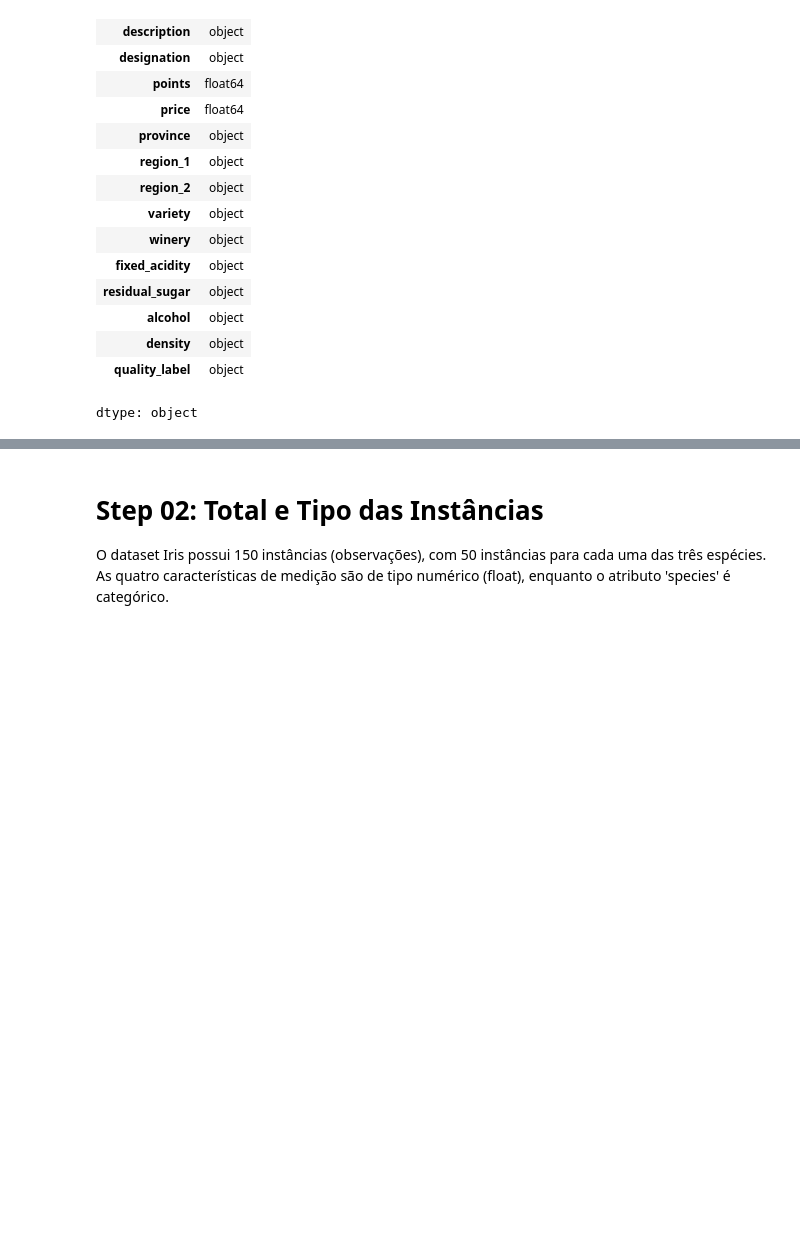
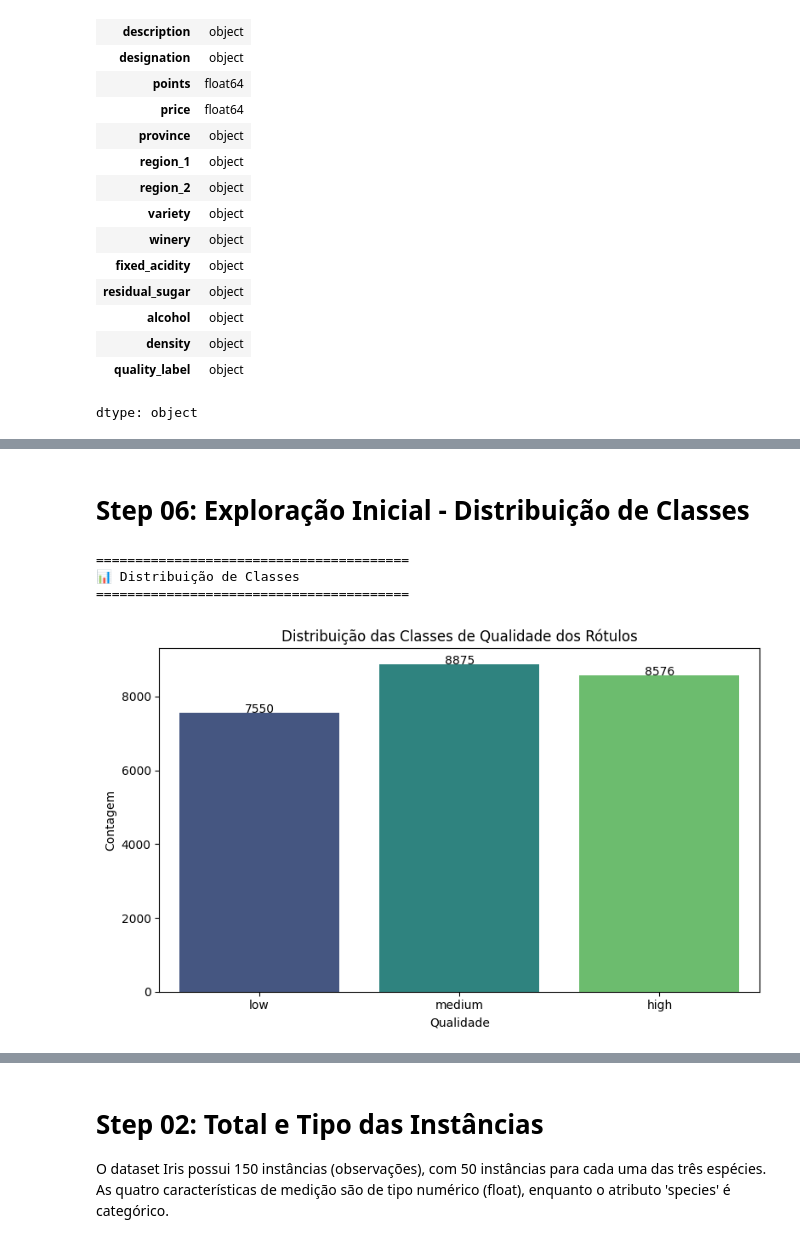
Before and after one commit to RodrigoMarenda/Analise_de_Dados, a Jupyter notebook: Wine_Quality.ipynb, the cells around one changed output, grey strips where cells are left out. Saved outputs shown, nothing was run; the diff lists cells and outputs as text; code cells hidden in the pictures; blank space fills up the shorter version.

```diff
--- a/Wine_Quality.ipynb
+++ b/Wine_Quality.ipynb
@@ -204,0 +330,30 @@ Data columns (total 16 columns):
+# %% [markdown]
+# Step 06: Exploração Inicial - Distribuição de Classes
+# %%
+print("="*40)
+print("📊 Distribuição de Classes")
+print("="*40)
+
+# Agrupamento das classes
+class_counts = df['quality_label'].value_counts().reindex(['low', 'medium', 'high'])
+
+# Plot
+plt.figure(figsize=(8, 5))
+ax = sns.barplot(x=class_counts.index, y=class_counts.values, palette='viridis')
+
+# Título e eixos
+plt.title('Distribuição das Classes de Qualidade dos Rótulos')
+plt.xlabel('Qualidade')
+plt.ylabel('Contagem')
+
+# Adiciona os valores nas barras
+for i, v in enumerate(class_counts.values):
+    ax.text(i, v + 10, str(v), ha='center', fontsize=10)
+
+plt.tight_layout()
+plt.show()
+# %% [output]
+========================================
+📊 Distribuição de Classes
+========================================
+[figure, added]
```
Also changed, not shown: parts of 34 cells of this notebook.
